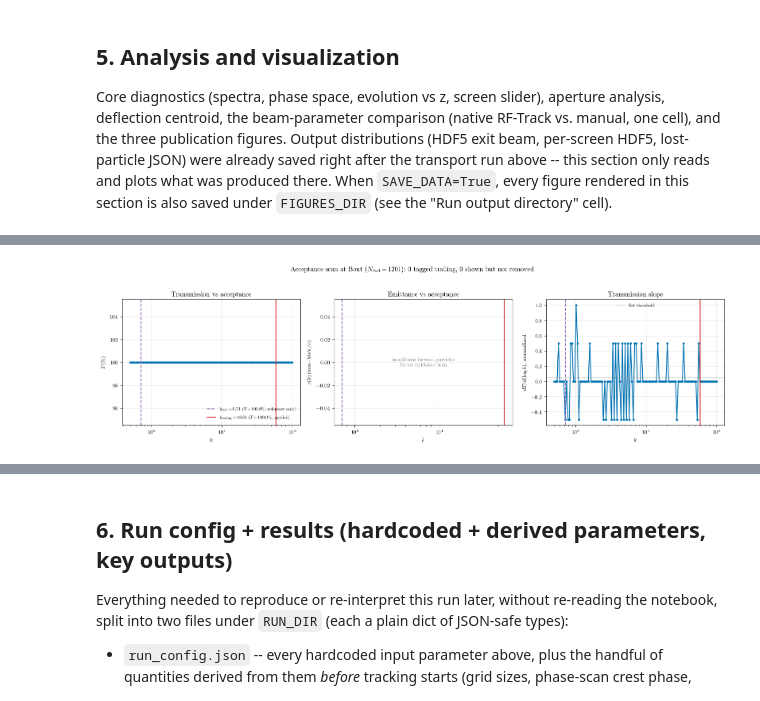
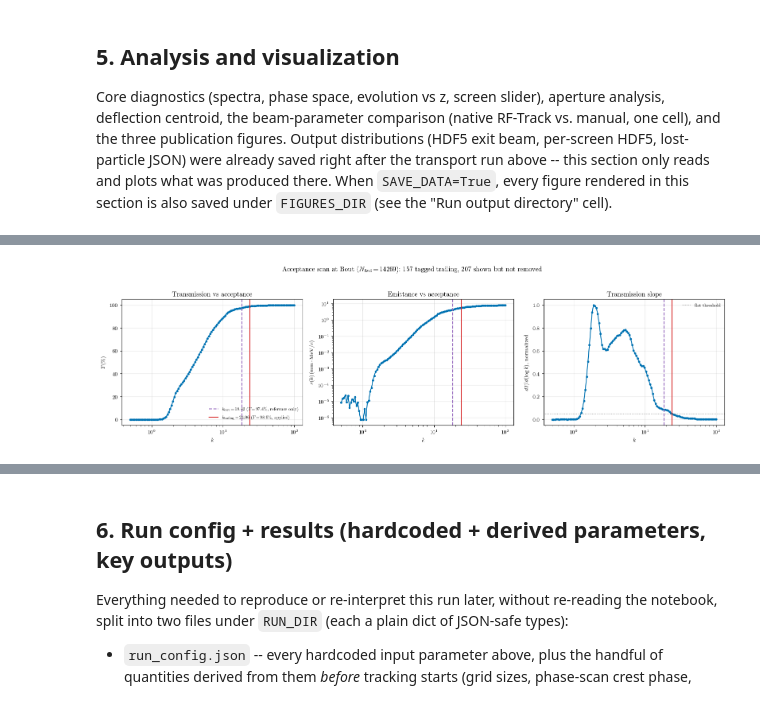
Before and after one commit to Ioniels/RF-TRACK_UH_ThermionicRFgun, a Jupyter notebook: UH_gun_tracking_demo.ipynb, the cells around one changed output, grey strips where cells are left out. Cells and saved outputs as stored; diff of their text form; code cells hidden in the pictures.

Commit message:
Dynamic aperture R(z) final implementation

```diff
--- a/UH_gun_tracking_demo.ipynb
+++ b/UH_gun_tracking_demo.ipynb
@@ -140,7 +140,7 @@ This means the effective current and time span are set by $T$, $\phi_{\mathrm{ef
 # %%
 # Emission geometry
 R_CATHODE_MM = 3.14 / 2  # emission radius
-EMISSION_SCALE = 1.0      # scale factor for emission R/scale
+EMISSION_SCALE = 2.0      # scale factor for emission R/scale
 
 # Initial constant-pz option
 USE_CONST_PZ = False
@@ -222,8 +222,8 @@ PHASE_SCAN_DT_MM = _FINESSE["phase_scan_dt_mm"]    # Volume step size used only
 EMISSION_PHASE_RANGE = 180.0  # phase window [deg] covered by emission
 EMISSION_PHASE_START = 0.0    # phase shift [deg] relative to auto-detected start
 TRANSPORT_PHASE_DEG = 0.0      # phase at zero crossing from field maps: auto-updated after on-axis field profile cell
-TRANSPORT_N_PART = 10_000        # Number of particles
-N_Z_SNAP = 4                    # Numerical monitors along z -> High Number of Screens significantly raises memory usage and runtime.
+TRANSPORT_N_PART = 100_000        # Number of particles
+N_Z_SNAP = 10                    # Numerical monitors along z -> High Number of Screens significantly raises memory usage and runtime.
 
 # Screen controls (None => effectively unbounded/no gating)
 SCREEN_WIDTH_MM = None
@@ -1103,7 +1107,26 @@ Mf = np.array(Bout.get_phase_space(PHASE_FMT, "all"), copy=True)
 
 _backward_ids_strict = rg.backward_ids_from_bout(Mf, threshold_backward_mevc=0.0)
 
-acceptance_scan = rg.scan_acceptance(Mf, _backward_ids_strict)
+# A particle that grazed a field singularity (e.g. near the cathode chamfer) can blow up
+# numerically in momentum while staying within the dynamic aperture's transverse bound and even
+# reconstructing a perfectly ordinary-looking (z>=0, pz>0) Bout state -- so it is neither caught by
+# the dynamic aperture (lost_table) nor by the strict backward cut above. Its astronomical Pz also
+# defeats the acceptance scan's own outlier rejection below: the scan fits a Courant-Snyder ellipse
+# to (z, Pz), and a single extreme-Pz point inflates that same covariance enough to make its own
+# normalized residual look unremarkable (the classic "masking effect" in robust statistics) --
+# empirically confirmed to let a K~1e300 MeV particle straight through. Excluded here explicitly,
+# by a hard, non-relative kinetic-energy bound instead (see rg.MAX_PHYSICAL_KINETIC_ENERGY_MEV),
+# before the scan ever sees it.
+_unphysical_ids = rg.unphysical_ids_from_bout(Mf)
+if _unphysical_ids:
+    print(
+        f"Note: excluding {len(_unphysical_ids)} particle(s) with unphysical Bout kinetic energy "
+        f"(K non-finite or > {rg.MAX_PHYSICAL_KINETIC_ENERGY_MEV:.0f} MeV -- almost certainly a "
+        "numerical-integration artifact, not real physics) from the acceptance scan's forward "
+        "population before fitting its Courant-Snyder ellipse."
+    )
+
+acceptance_scan = rg.scan_acceptance(Mf, _backward_ids_strict | _unphysical_ids)
 print(
     f"Acceptance scan: n_forward={acceptance_scan.n_forward} | "
     f"k_core={acceptance_scan.k_core:.2f} (main-beam selection, reference only, NOT applied) | "
@@ -1122,8 +1145,10 @@ with rg.capture_figures(
 ):
     rg.plot_acceptance_scan(acceptance_scan)
 
-# `lost_ids` comes straight from RF-Track's own lost-particle table (populated by the dynamic
-# aperture removing a particle during tracking) -- no more entrance/exit screen pair to reconcile.
+# `lost_ids` comes from RF-Track's own lost-particle table (populated by the dynamic aperture
+# removing a particle during tracking) unioned with `_unphysical_ids` above (both folded in
+# automatically by `build_particle_tags`'s own default `max_kinetic_energy_mev` bound) -- no more
+# entrance/exit screen pair to reconcile.
 tags = rg.build_particle_tags(
     Mf, result.lost_table,
     extra_backward_ids=acceptance_scan.trailing_ids,
@@ -1134,47 +1159,25 @@ n_initial = int(M0.shape[0])
 n_transmitted = int(classes.get("transmitted", {}).get("count", 0))
 n_backward = int(classes.get("backward_returned", {}).get("count", 0))
 n_lost = int(classes.get("lost", {}).get("count", 0))
+n_lost_aperture = int(classes.get("lost", {}).get("count_aperture", n_lost))
+n_lost_unphysical = int(classes.get("lost", {}).get("count_unphysical_energy", 0))
 print(
     f"Of N_initial={n_initial} emitted particles (classified at Bout, absolute z): "
     f"transmitted (forward, z>0 & pz>0) = {n_transmitted} ({100*n_transmitted/n_initial:.1f}%) | "
     f"backward-returned = {n_backward} ({100*n_backward/n_initial:.1f}%) | "
-    f"lost (removed by the dynamic aperture) = {n_lost} ({100*n_lost/n_initial:.1f}%)"
+    f"lost = {n_lost} ({100*n_lost/n_initial:.1f}%) "
+    f"[{n_lost_aperture} removed by the dynamic aperture, {n_lost_unphysical} with unphysical Bout kinetic energy]"
 )
 
 # Where the dynamic aperture actually removed particles (from RF-Track's own lost-particle
 # table) -- a real, physically meaningful loss location, unlike the old entrance/exit-pair
 # radius cut this replaces.
-lost_table = result.lost_table
-if lost_table is not None and np.asarray(lost_table).shape[0] > 0:
-    _lost_arr = np.asarray(lost_table, dtype=float)
-    _lost_z_mm = _lost_arr[:, 4]
-    _lost_r_mm = np.hypot(_lost_arr[:, 0], _lost_arr[:, 2])
-
-    with rg.capture_figures(
-        "dynamic_aperture_losses", FIGURES_DIR,
-        data={"lost_z_mm": _lost_z_mm, "lost_r_mm": _lost_r_mm},
-    ):
-        fig, axes = plt.subplots(1, 2, figsize=(11, 4))
-
-        _z_curve_mm = np.linspace(0.0, Z_MAX * 1e3, 400)
-        _r_curve_mm = rg.aperture_radius_profile_mm(_z_curve_mm, DELTA_CATHODE_CHAMFER_MM)
-
-        axes[0].plot(_z_curve_mm, _r_curve_mm, "k--", lw=1.4, label="R(z)")
-        axes[0].scatter(_lost_z_mm, _lost_r_mm, s=6, color=rg.COLOR_LOST, alpha=0.6, label="lost particle")
-        axes[0].set_xlabel(r"$z\,(\mathrm{mm})$")
-        axes[0].set_ylabel(r"$r\,(\mathrm{mm})$")
-        axes[0].set_title("Where particles were removed vs. R(z)")
-        axes[0].legend(frameon=False, fontsize=8)
-        axes[0].grid(alpha=0.3)
-
-        axes[1].hist(_lost_z_mm, bins=40, color=rg.COLOR_LOST, alpha=0.75, edgecolor="black", lw=0.3)
-        axes[1].set_xlabel(r"$z\,(\mathrm{mm})$ of loss")
-        axes[1].set_ylabel("Counts")
-        axes[1].set_title(f"Loss location ({int(_lost_arr.shape[0])} particles)")
-        axes[1].grid(alpha=0.3)
-
-        plt.tight_layout()
-        plt.show()
-else:
-    print("No particles were removed by the dynamic aperture.")
+with rg.capture_figures(
+    "dynamic_aperture_losses", FIGURES_DIR,
+    data={
+        "lost_z_mm": np.asarray(result.lost_table)[:, 4] if result.lost_table is not None and np.asarray(result.lost_table).shape[0] else np.asarray([]),
+        "lost_r_mm": np.hypot(np.asarray(result.lost_table)[:, 0], np.asarray(result.lost_table)[:, 2]) if result.lost_table is not None and np.asarray(result.lost_table).shape[0] else np.asarray([]),
+    },
+):
+    rg.plot_dynamic_aperture_losses(result.lost_table, z_grid, DELTA_CATHODE_CHAMFER_MM, bin_width_mm=0.5)
 # %% [output]
@@ -1182 +1185 @@ Acceptance scan: n_forward=1201 | k_core=0.71 (main-beam selection, reference on
-[figure, old version]
+[figure, new version]
```
Also changed, not shown: parts of 13 cells of this notebook, 12 other files.
